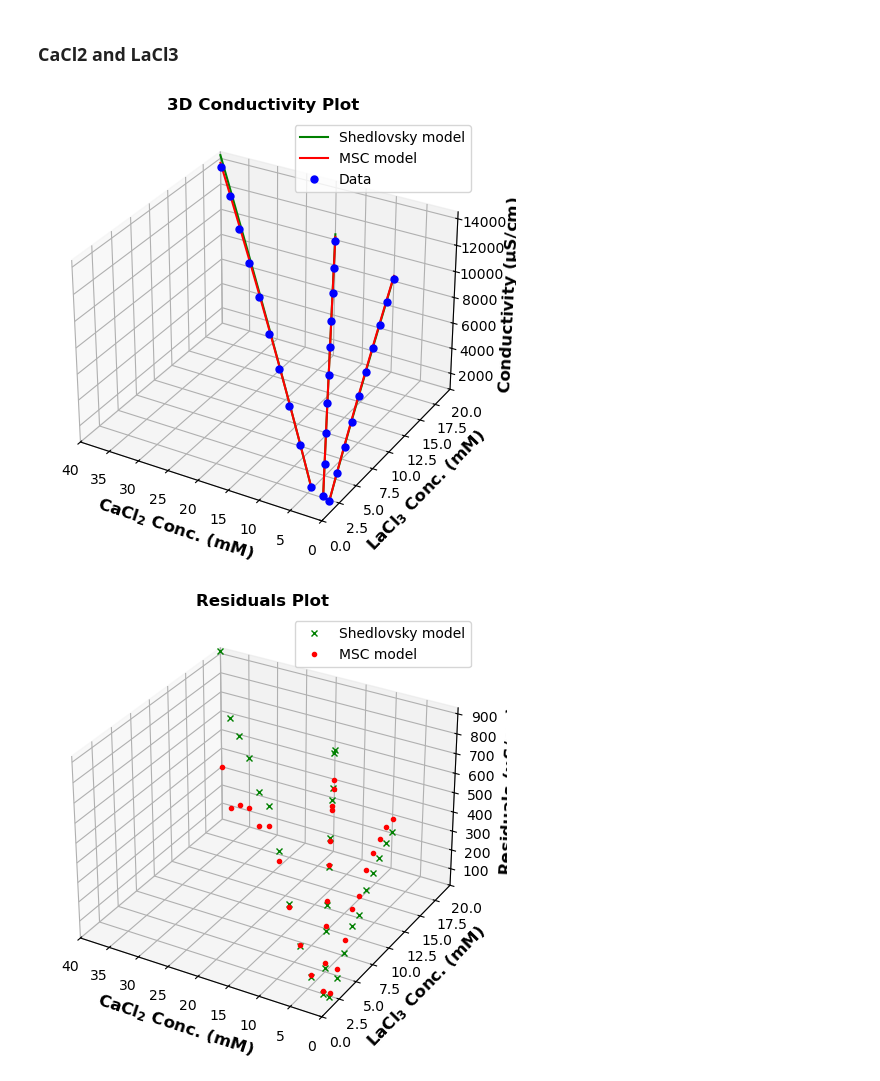
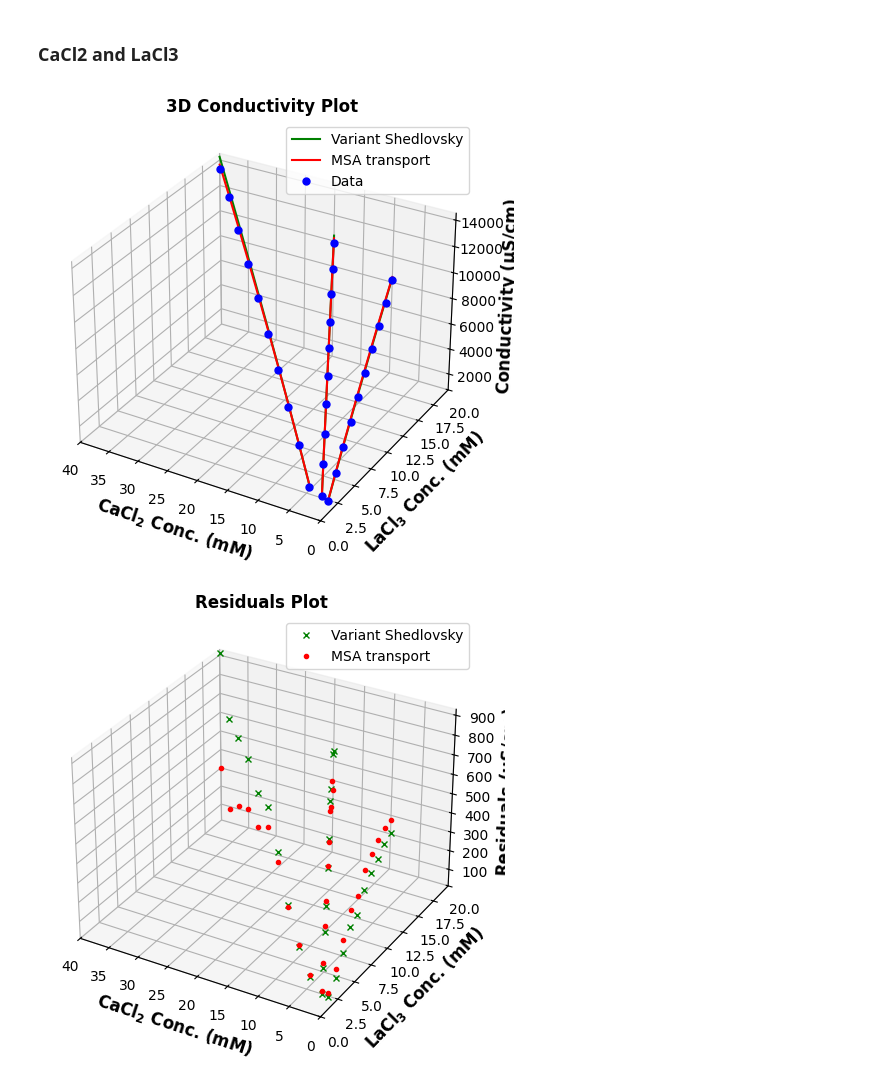
Before and after one commit to dowlinglab/salts-conductivity-modelling, a Jupyter notebook: Multicomponents-conductivity-theory-clean.ipynb, the cells around one changed output. Cells and saved outputs as stored; diff of their text form; code cells hidden in the pictures.

```diff
--- a/Multicomponents-conductivity-theory-clean.ipynb
+++ b/Multicomponents-conductivity-theory-clean.ipynb
@@ -1290,37 +1290,37 @@ specific_cond_lacl3_23 = eq.specific_cond_model(conc_lacl3_23, temp_CaCl2_LaCl3,
 specific_cond_31 = [specific_cond_cacl2_21[i] + specific_cond_lacl3_21[i] for i in range(ndata2)]
 specific_cond_32 = [specific_cond_cacl2_22[i] + specific_cond_lacl3_22[i] for i in range(ndata2)]
 specific_cond_33 = [specific_cond_cacl2_23[i] + specific_cond_lacl3_23[i] for i in range(ndata2)]
 
 # making plot comparison of calculated and experimental conductivity of NaCl and CaCl2
 fig = plt.figure()
 ax = fig.add_subplot(projection='3d')
 
 # plotting
-ax.plot3D(CaCl2_conc2, LaCl3_conc, specific_cond_31, color="green", label="Shedlovsky model")
+ax.plot3D(CaCl2_conc2, LaCl3_conc, specific_cond_31, color="green", label="Variant Shedlovsky")
 ax.plot3D(CaCl2_conc22, LaCl3_conc12, specific_cond_32, color="green")
 ax.plot3D(CaCl2_conc23, LaCl3_conc13, specific_cond_33, color="green")
-ax.plot3D(CaCl2_conc2, LaCl3_conc, all_cond_calc_con2, color="red", label="MSC model")
+ax.plot3D(CaCl2_conc2, LaCl3_conc, all_cond_calc_con2, color="red", label="MSA transport")
 ax.plot3D(CaCl2_conc22, LaCl3_conc12, all_cond_calc_con22, color="red")
 ax.plot3D(CaCl2_conc23, LaCl3_conc13, all_cond_calc_con23, color="red")
 ax.plot3D(CaCl2_conc2, LaCl3_conc, cond_exp2, "b.", markersize=10, label="Data")
 ax.plot3D(CaCl2_conc22, LaCl3_conc12, cond_exp22, "b.", markersize=10)
 ax.plot3D(CaCl2_conc23, LaCl3_conc13, cond_exp23, "b.", markersize=10)
 ax.set_xlim(40, 0)
 ax.set_ylim(0, 20)
 ax.tick_params(axis='x', labelsize=10)
 ax.tick_params(axis='y', labelsize=10)
 ax.tick_params(axis='z', labelsize=10)
 ax.tick_params(direction="in",top=True, right=True)
 ax.set_title('3D Conductivity Plot', fontsize=12,fontweight='bold')
 ax.set_zlabel("Conductivity ($\mathbf{\mu}$S/cm)", fontsize=12,fontweight='bold')
 ax.set_xlabel("CaC$\mathbf{l_2}$ Conc. (mM)", fontsize=12,fontweight='bold')
 ax.set_ylabel("LaC$\mathbf{l_3}$ Conc. (mM)", fontsize=12,fontweight='bold')
 ax.legend()
 plt.tight_layout()
-# plt.savefig("msc_single_ca_la_comparison.png")
+plt.savefig("msc_single_ca_la_comparison.png")
 plt.show()
 # %% [output]
-[figure, old version]
+[figure, new version]
 # %%
 # residuals for CaCl2 and LaCl3
 e2_2 = [specific_cond_31[i] - cond_exp2[i] for i in range(ndata2)]
@@ -1332,10 +1332,10 @@ fig = plt.figure()
 ax = fig.add_subplot(projection ='3d')
 
 # plotting
-ax.plot3D(CaCl2_conc2, LaCl3_conc, e2_2, "x", color="green", markersize=5, label="Shedlovsky model")
+ax.plot3D(CaCl2_conc2, LaCl3_conc, e2_2, "x", color="green", markersize=5, label="Variant Shedlovsky")
 ax.plot3D(CaCl2_conc22, LaCl3_conc12, e22_2, "x", markersize=5, color="green")
 ax.plot3D(CaCl2_conc23, LaCl3_conc13, e23_2, "x", markersize=5, color="green")
-ax.plot3D(CaCl2_conc2, LaCl3_conc, e2, ".", color="red", label="MSC model")
+ax.plot3D(CaCl2_conc2, LaCl3_conc, e2, ".", color="red", label="MSA transport")
 ax.plot3D(CaCl2_conc22, LaCl3_conc12, e22, ".", color="red")
 ax.plot3D(CaCl2_conc23, LaCl3_conc13, e23, ".", color="red")
 ax.set_xlim(40, 0)
@@ -1350,10 +1350,10 @@ ax.set_xlabel("CaC$\mathbf{l_2}$ Conc. (mM)", fontsize=12,fontweight='bold')
 ax.set_ylabel("LaC$\mathbf{l_3}$ Conc. (mM)", fontsize=12,fontweight='bold')
 ax.legend()
 plt.tight_layout()
-# plt.savefig("residuals_msc_single_ca_la_comparison.png")
+plt.savefig("residuals_msc_single_ca_la_comparison.png")
 plt.show()
 # %% [output]
-[figure, old version]
+[figure, new version]
 # %%
 # residuals fraction
 residuals_percent2_2 = [100*e2_2[i]/cond_exp2[i] for i in range(ndata2)]
```
Also changed, not shown: parts of 27 cells of this notebook, 11 other files.
